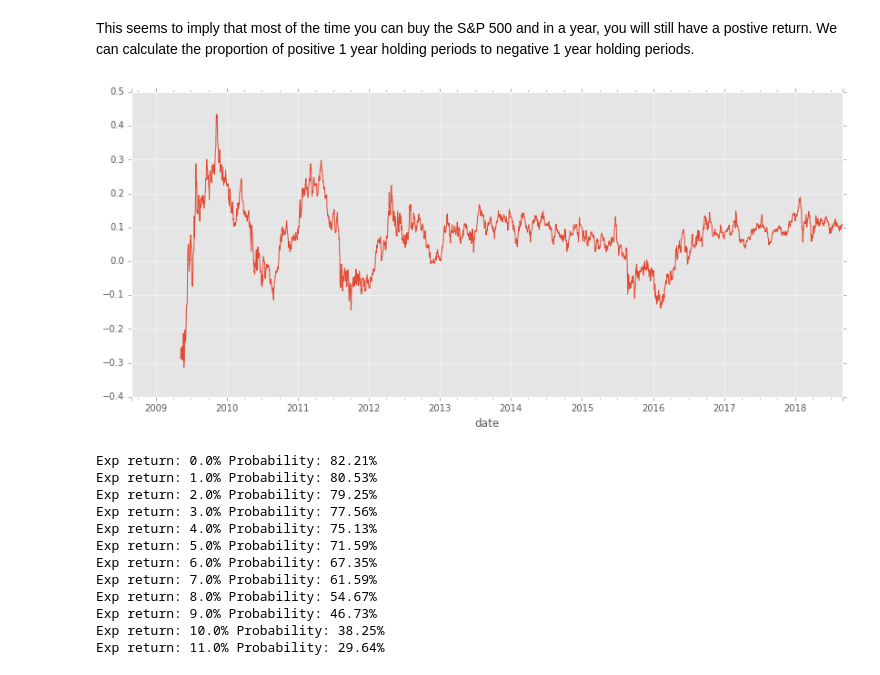
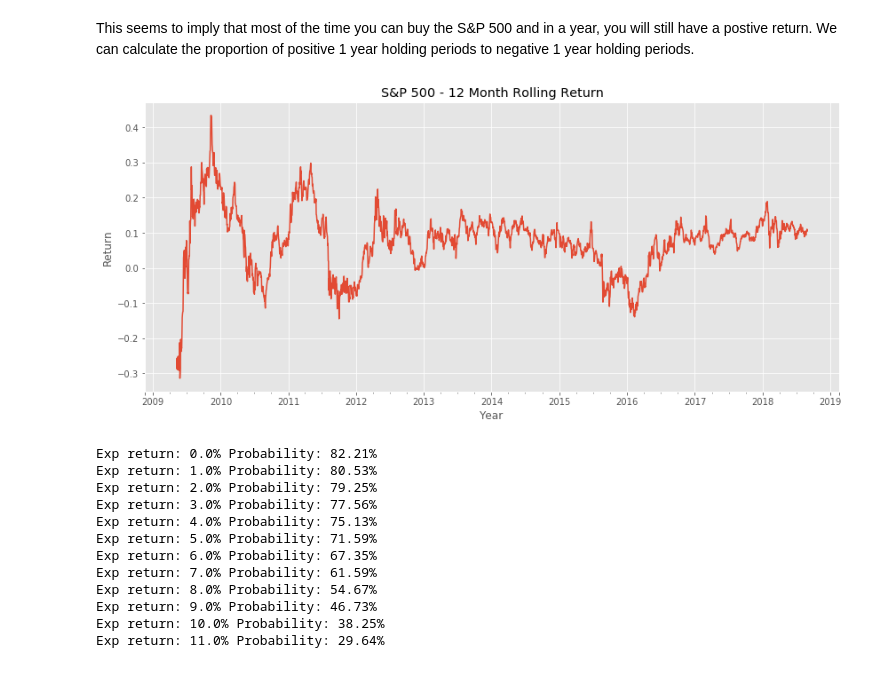
Before and after one commit to aandres99/SP500-Studies, a Jupyter notebook: SP500_When.ipynb, the cells around one changed output. Drawn from its saved outputs; the diff is of its cells as text; code cells hidden in the pictures.

```diff
--- a/SP500_When.ipynb
+++ b/SP500_When.ipynb
@@ -116,9 +121,12 @@ monthly.plot(figsize=(14,6));
 This seems to imply that most of the time you can buy the S&P 500 and in a year, you will still have a postive return. We can calculate the proportion of positive 1 year holding periods to negative 1 year holding periods.
 # %%
 df['1 yr return'] = df['return'].resample('D').sum().rolling(250).sum()
-df['1 yr return'].plot(figsize=(14,6));
+df['1 yr return'].plot(figsize=(14,6))
+plt.title('S&P 500 - 12 Month Rolling Return')
+plt.ylabel('Return')
+plt.xlabel('Year');
 # %% [output]
-[figure, old version]
+[figure, new version]
 # %%
 for ret in range(12):
     print('Exp return: {:0.1%} Probability: {:0.2%}'.format(ret/100, len(df[df['1 yr return'] > ret/100]) /
```
Also changed, not shown: parts of 15 cells of this notebook.
